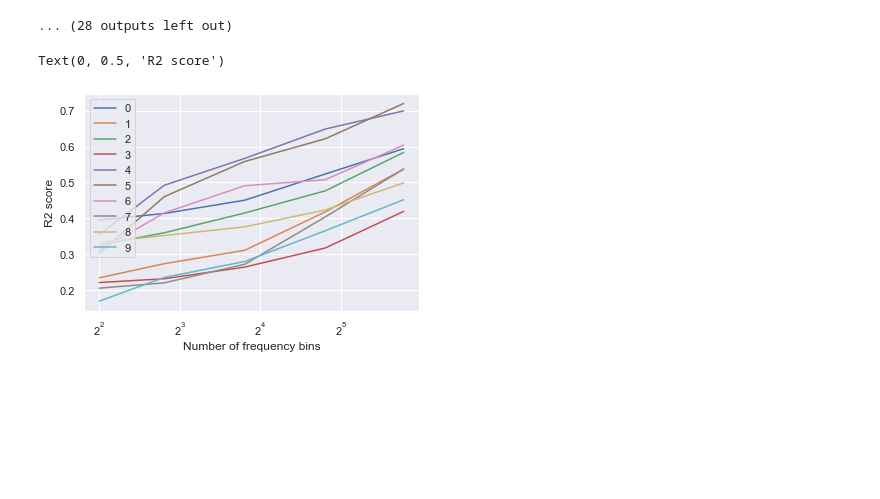
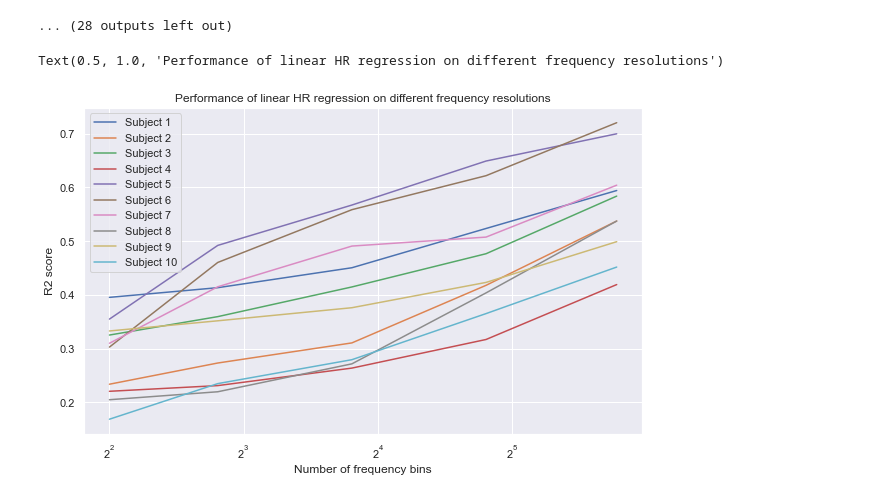
Before and after one commit to pennfranc/adm-ppg-analysis, a Jupyter notebook: frequency bin effect analysis.ipynb, the cells around one changed output. Saved outputs shown, nothing was run; the diff lists cells and outputs as text; code cells hidden in the pictures; blank space fills up the shorter version.

```diff
--- a/frequency bin effect analysis.ipynb
+++ b/frequency bin effect analysis.ipynb
@@ -109,10 +109,13 @@ No handles with labels found to put in legend.
 No handles with labels found to put in legend.
 ... (28 outputs left out)
 # %%
-fig, ax=plt.subplots()
+
+fig, ax=plt.subplots(figsize=(10, 6))
+
 include_acc = True
 
 ax.set_xscale("log", base=2)
+
 for subject_idx, dataset in enumerate(datasets):
 
     ppg, acc, hr, activity, _= unpack_data(dataset)
@@ -136,34 +139,35 @@ for subject_idx, dataset in enumerate(datasets):
 
     ### clip spectrograms
     Sxx_acc_clipped = np.clip(Sxx_acc, 0, np.percentile(Sxx_acc.flatten(), 99))
     Sxx_ppg_clipped = np.clip(Sxx_ppg, 0, np.percentile(Sxx_ppg.flatten(), 99))
 
     scores = []
     num_bins = []
     max_aggregation = 10
     num_bin_aggregation_values = [1, 2, 4, 8, 16]
 
 
     for num_bin_aggregation in num_bin_aggregation_values:
         Sxx_ppg_new = aggregate_bins(Sxx_ppg, num_bin_aggregation)
         Sxx_acc_new = aggregate_bins(Sxx_acc, num_bin_aggregation)
 
         ### evaluate linear regression
         X = np.transpose(Sxx_ppg_new)
         if include_acc:
             X = np.concatenate([X, np.transpose(Sxx_acc_new)], axis=1)
         y = hr_interpolation(t_ppg)
         score = regression_score(X, y)
         scores.append(score)
         num_bins.append(Sxx_ppg_new.shape[0])
 
-    ax.plot(num_bins, scores, label=subject_idx)
+    ax.plot(num_bins, scores, label='Subject ' + str(subject_idx + 1))
 
 
 ax.legend()
 plt.xlabel('Number of frequency bins')
 plt.ylabel('R2 score')
+plt.title('Performance of linear HR regression on different frequency resolutions')
 # %% [output]
-Text(0, 0.5, 'R2 score')
+Text(0.5, 1.0, 'Performance of linear HR regression on different frequency resolutions')
-[figure, old version]
+[figure, new version]
 # %%
```
Also changed, not shown: parts of 1 cell of this notebook, 5 other files.
